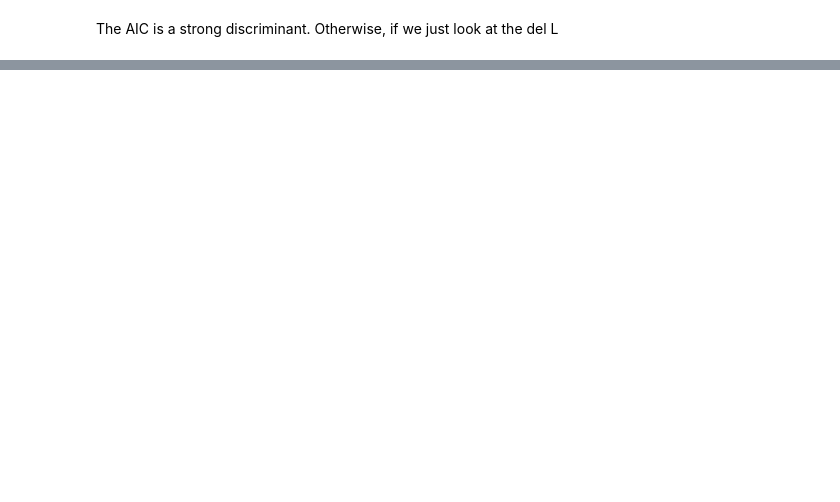
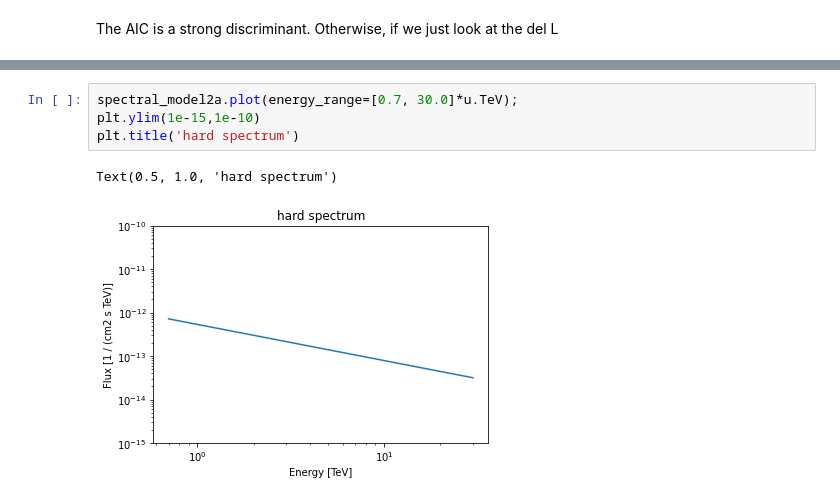
Before and after one commit to AtreyeeS/PWN-simulations, a Jupyter notebook: ene_dep_gaussian.ipynb, the cells around one changed output, grey strips where cells are left out. Drawn from its saved outputs; the diff is of its cells as text; blank space fills up the shorter version.

```diff
--- a/ene_dep_gaussian.ipynb
+++ b/ene_dep_gaussian.ipynb
@@ -649,0 +692,7 @@ Significance of second gaussian:  113.17698249628302 p-value: 1.5285027075739237
+# %%
+spectral_model2a.plot(energy_range=[0.7, 30.0]*u.TeV);
+plt.ylim(1e-15,1e-10)
+plt.title('hard spectrum')
+# %% [output]
+Text(0.5, 1.0, 'hard spectrum')
+[figure, added]
```
Also changed, not shown: parts of 34 cells of this notebook.
